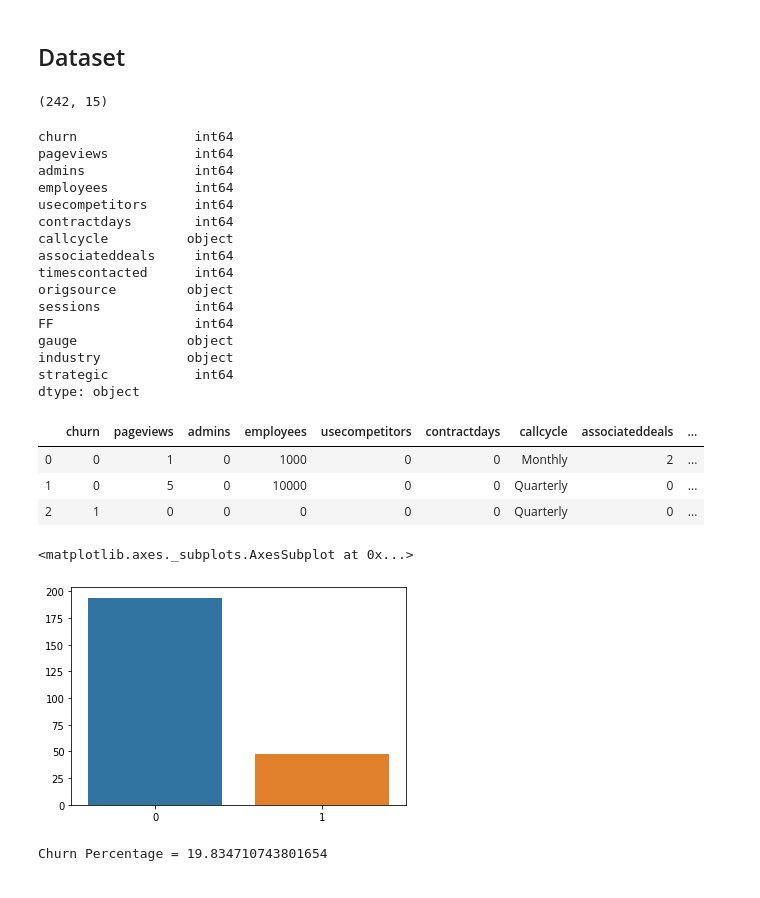
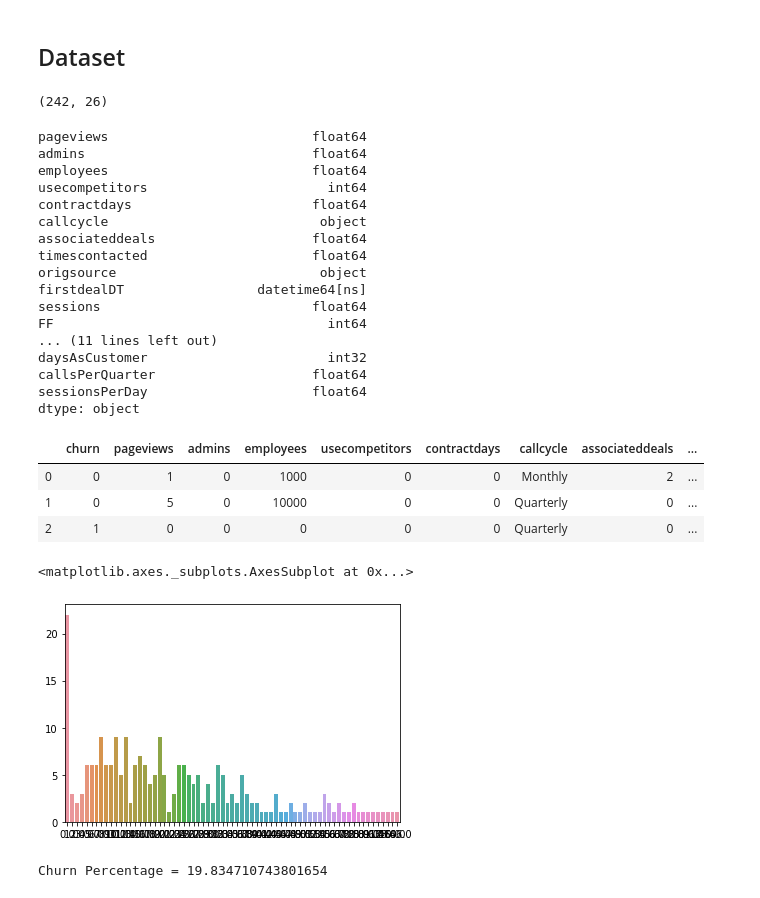
Before and after one commit to damonclifford/DSICapstone, a Jupyter notebook: customer-churn-analysis.ipynb, the cells around one changed output. Cells and saved outputs as stored; diff of their text form; code cells hidden in the pictures.

```diff
--- a/customer-churn-analysis.ipynb
+++ b/customer-churn-analysis.ipynb
@@ -28,28 +33,29 @@ import seaborn as sns
 ## Dataset
 # %%
 #df = pd.read_csv('../input/mytest.csv')
-df = pd.read_csv('data.csv')
+df = cleanData("PSCCustomerData.csv")
 
 print (df.shape)
 
 df.dtypes
 # %% [output]
-(242, 15)
+(242, 26)
-churn               int64
-pageviews           int64
-admins              int64
-employees           int64
-usecompetitors      int64
-contractdays        int64
-callcycle          object
-associateddeals     int64
-timescontacted      int64
-origsource         object
-sessions            int64
-FF                  int64
-gauge              object
-industry           object
-strategic           int64
+pageviews                          float64
+admins                             float64
+employees                          float64
+usecompetitors                       int64
+contractdays                       float64
+callcycle                           object
+associateddeals                    float64
+timescontacted                     float64
+origsource                          object
+firstdealDT                 datetime64[ns]
+sessions                           float64
+FF                                   int64
+... (11 lines left out)
+daysAsCustomer                       int32
+callsPerQuarter                    float64
+sessionsPerDay                     float64
 dtype: object
 # %%
 # Load data
@@ -60,12 +66,12 @@ df.head(3)
 | 1 | 0 | 5 | 0 | 10000 | 0 | 0 | Quarterly | 0 | ... |
 | 2 | 1 | 0 | 0 | 0 | 0 | 0 | Quarterly | 0 | ... |
 # %%
-y = df["churn"].value_counts()
+y = df["timescontacted"].value_counts()
 #print (y)
 sns.barplot(y.index, y.values)
 # %% [output]
 <matplotlib.axes._subplots.AxesSubplot at 0x...>
-[figure, old version]
+[figure, new version]
 # %%
 y_True = df["churn"][df["churn"] == True]
 print ("Churn Percentage = "+str( (y_True.shape[0] / df["churn"].shape[0]) * 100 ))
```
Also changed, not shown: parts of 3 cells of this notebook, 3 other files.
